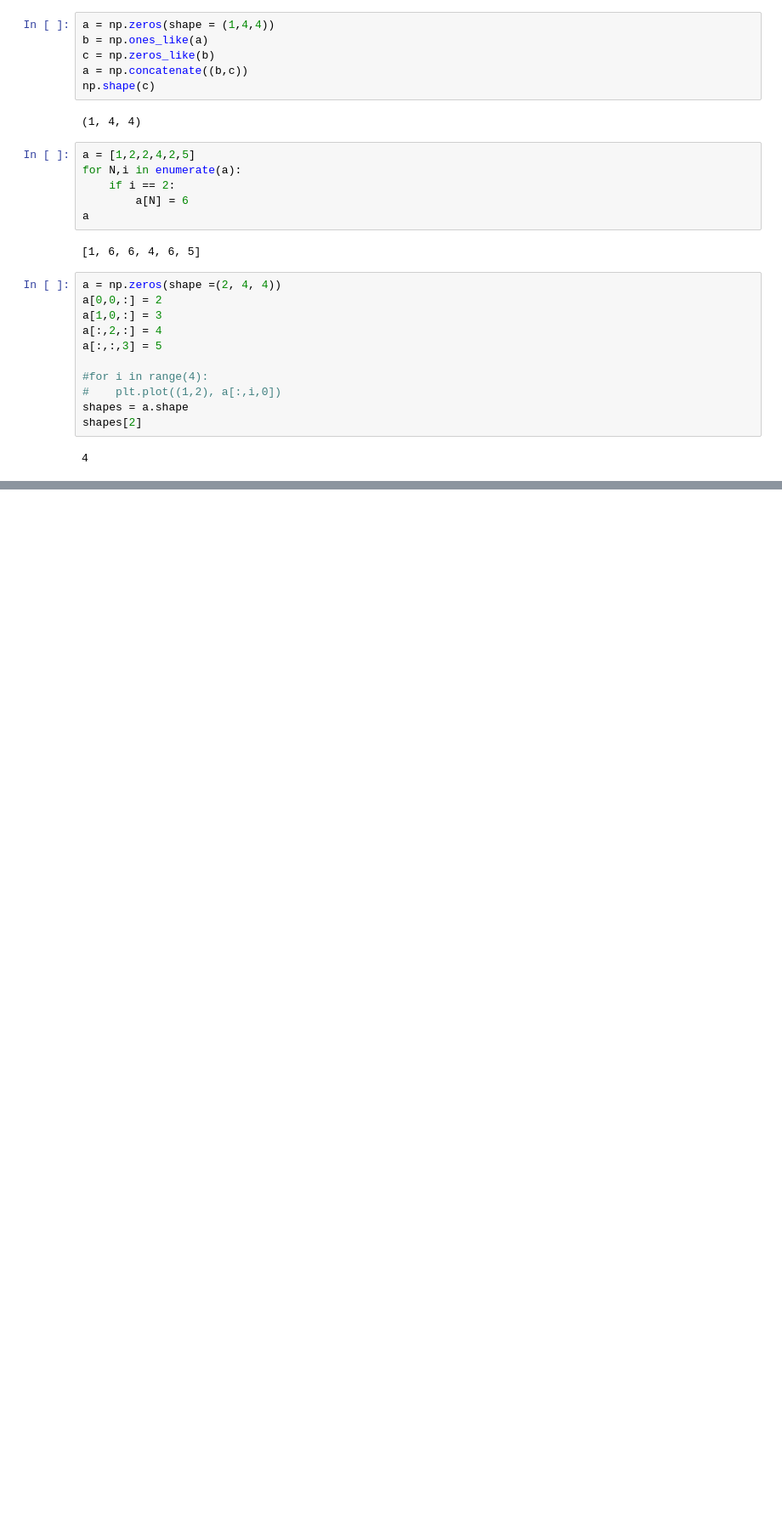
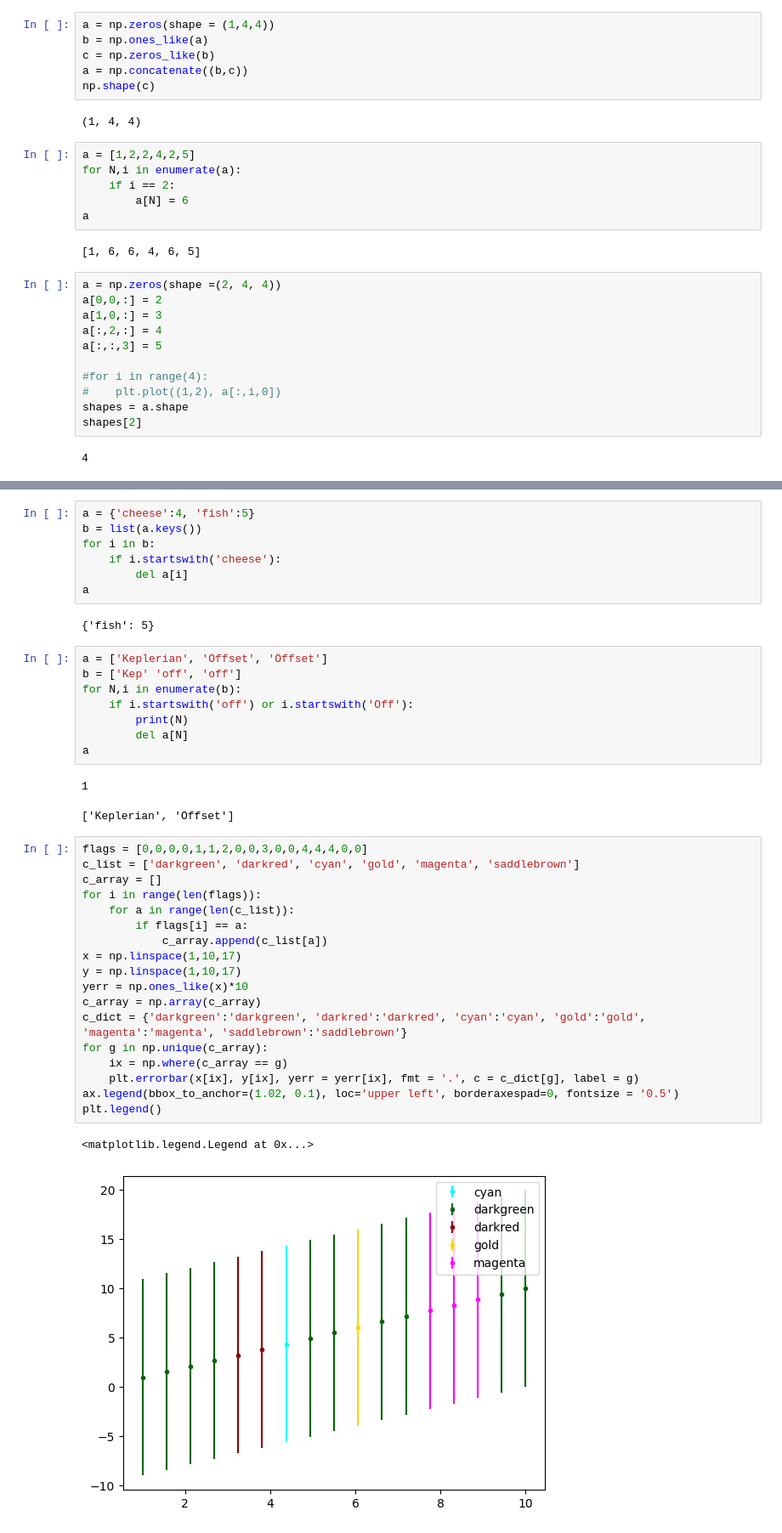
Before and after one commit to frescigno/magpy_rv, a Jupyter notebook: test.ipynb, the cells around one changed output, grey strips where cells are left out. Shown: that part at 85% size. Cells and saved outputs as stored; diff of their text form; blank space fills up the shorter version.

```diff
--- a/test.ipynb
+++ b/test.ipynb
@@ -155,0 +201,41 @@ shapes[2]
+# %%
+a = {'cheese':4, 'fish':5}
+b = list(a.keys())
+for i in b:
+    if i.startswith('cheese'):
+        del a[i]
+a
+# %% [output]
+{'fish': 5}
+# %%
+a = ['Keplerian', 'Offset', 'Offset']
+b = ['Kep' 'off', 'off']
+for N,i in enumerate(b):
+    if i.startswith('off') or i.startswith('Off'):
+        print(N)
+        del a[N]
+a
+# %% [output]
+1
+['Keplerian', 'Offset']
+# %%
+flags = [0,0,0,0,1,1,2,0,0,3,0,0,4,4,4,0,0]
+c_list = ['darkgreen', 'darkred', 'cyan', 'gold', 'magenta', 'saddlebrown']
+c_array = []
+for i in range(len(flags)):
+    for a in range(len(c_list)):
+        if flags[i] == a:
+            c_array.append(c_list[a])
+x = np.linspace(1,10,17)
+y = np.linspace(1,10,17)
+yerr = np.ones_like(x)*10
+c_array = np.array(c_array)
+c_dict = {'darkgreen':'darkgreen', 'darkred':'darkred', 'cyan':'cyan', 'gold':'gold', 'magenta':'magenta', 'saddlebrown':'saddlebrown'}
+for g in np.unique(c_array):
+    ix = np.where(c_array == g)
+    plt.errorbar(x[ix], y[ix], yerr = yerr[ix], fmt = '.', c = c_dict[g], label = g)
+ax.legend(bbox_to_anchor=(1.02, 0.1), loc='upper left', borderaxespad=0, fontsize = '0.5')
+plt.legend()
+# %% [output]
+<matplotlib.legend.Legend at 0x...>
+[figure, added]
```
Also changed, not shown: parts of 6 cells of this notebook, 1 other file.
